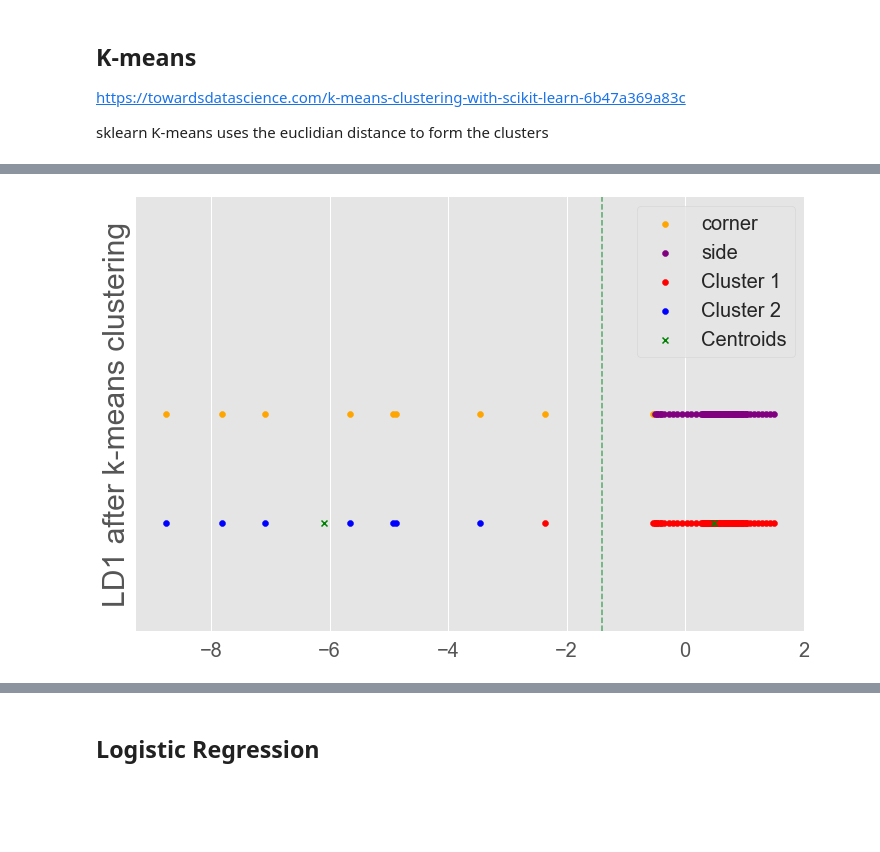
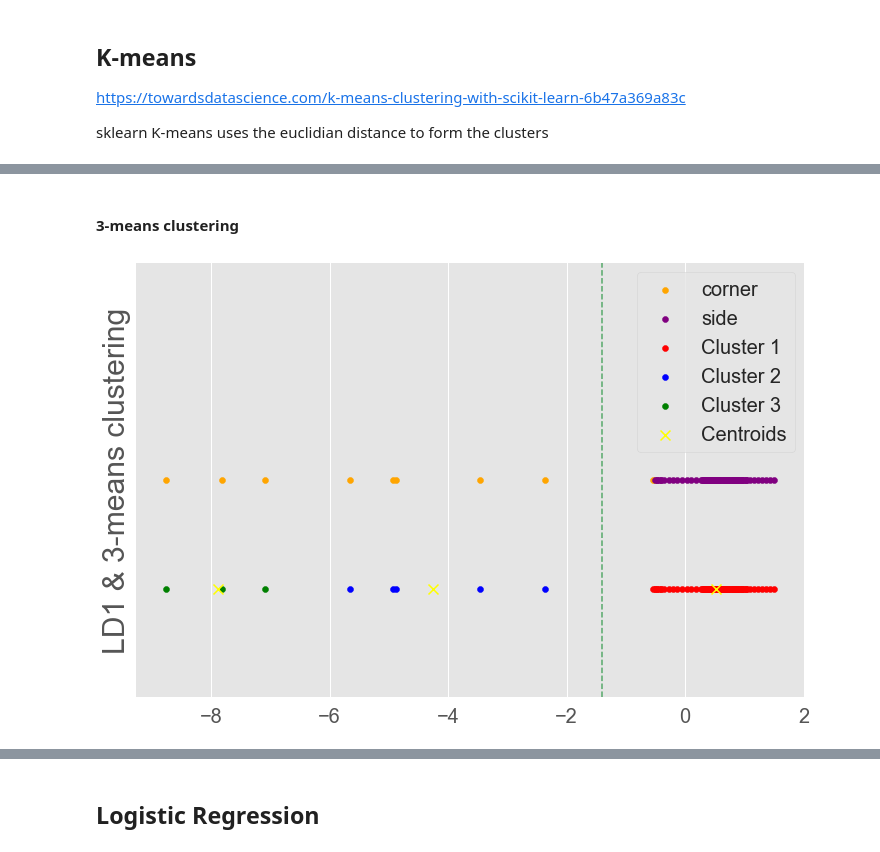
Before and after one commit to ej3517/FYP_EEE_Proprioceptive_Robot_Hand, a Jupyter notebook: DataProcessing/lda_cluster_sim_window.ipynb, the cells around one changed output, grey strips where cells are left out. Drawn from its saved outputs; the diff is of its cells as text; code cells hidden in the pictures; blank space fills up the shorter version.

```diff
--- a/DataProcessing/lda_cluster_sim_window.ipynb
+++ b/DataProcessing/lda_cluster_sim_window.ipynb
@@ -224,5 +245,11 @@ https://towardsdatascience.com/k-means-clustering-with-scikit-learn-6b47a369a83c
 sklearn K-means uses the euclidian distance to form the clusters
 # %%
 from sklearn.cluster import KMeans
-kmeans = KMeans(n_clusters=2, init ='k-means++', max_iter=300, n_init=10,random_state=0 )
-y_kmeans = kmeans.fit_predict(lda_X)
+
+# 2-means clustering
+k2means = KMeans(n_clusters=2, init ='k-means++', max_iter=300, n_init=10,random_state=0 )
+y_k2means = k2means.fit_predict(lda_X)
+
+# 3-mens clustering
+k3means = KMeans(n_clusters=3, init ='k-means++', max_iter=300, n_init=10,random_state=0 )
+y_k3means = k3means.fit_predict(lda_X)
@@ -230,0 +294,21 @@ y_kmeans = kmeans.fit_predict(lda_X)
+# %%
+plt.rc('font', size=BIGGER_SIZE)          # controls default text sizes
+
+fig, ax = plt.subplots()
+plt.style.use("ggplot")
+plt.rcParams["figure.figsize"] = (12,8)
+plt.scatter(sides_pos.T[0],sides_pos.T[1]+5,color='purple',marker='+',label='sides')
+plt.scatter(corners_pos.T[0],corners_pos.T[1]+5,color='orange',marker='+',label='corners')
+plt.scatter(angle_array[half_window_size:-half_window_size].T[0][y_k2means == 0],
+            angle_array[half_window_size:-half_window_size].T[1][y_k2means == 0]-5,
+            marker='+', c='red', label ='Cluster 1')
+plt.scatter(angle_array[half_window_size:-half_window_size].T[0][y_k2means == 1],
+            angle_array[half_window_size:-half_window_size].T[1][y_k2means == 1]-5,
+            marker='+', c='blue', label ='Cluster 2')
+plt.plot(angle_array[half_window_size:-half_window_size].T[0],
+        angle_array[half_window_size:-half_window_size].T[1],
+        color='yellow', label='raw data')
+plt.ylabel(r'$\theta_R$')
+plt.xlabel(r'$\theta_L$')
+plt.legend(loc='lower right')
+#plt.savefig("clusters_class_raw_2_means.png")
@@ -231,30 +317,34 @@ y_kmeans = kmeans.fit_predict(lda_X)
+# %% [markdown]
+#### 3-means clustering
 # %%
 SMALL_SIZE = 8
 MEDIUM_SIZE = 20
 BIGGER_SIZE = 30
 
 plt.rc('font', size=BIGGER_SIZE)          # controls default text sizes
 plt.rc('axes', titlesize=BIGGER_SIZE)     # fontsize of the axes title
 plt.rc('axes', labelsize=BIGGER_SIZE)    # fontsize of the x and y labels
 plt.rc('xtick', labelsize=MEDIUM_SIZE)    # fontsize of the tick labels
 plt.rc('ytick', labelsize=MEDIUM_SIZE)    # fontsize of the tick labels
 plt.rc('legend', fontsize=MEDIUM_SIZE)    # legend fontsize
 plt.rc('figure', titlesize=BIGGER_SIZE)  # fontsize of the figure title
 
 fig, ax = plt.subplots()
 plt.style.use("ggplot")
 plt.rcParams["figure.figsize"] = (12,8)
 ax.axes.yaxis.set_ticks([])
-plt.ylabel('LD1 after k-means clustering')
+plt.ylabel('LD1 & 3-means clustering')
 plt.scatter(lda_X[y==0], np.full((len(lda_X[y==0]),),2), color='orange', label='corner')
 plt.scatter(lda_X[y==1], np.full((len(lda_X[y==1]),),2), color='purple', label='side')
-plt.scatter(lda_X[y_kmeans==0], np.full((len(lda_X[y_kmeans==0]),),1.0), c='red', label ='Cluster 1')
-plt.scatter(lda_X[y_kmeans==1], np.full((len(lda_X[y_kmeans==1]),),1.0), c='blue', label ='Cluster 2')
-plt.scatter(kmeans.cluster_centers_[:, 0], np.full((len(kmeans.cluster_centers_[:, 0]),),1.0), c='green', marker='x',label = 'Centroids')
+plt.scatter(lda_X[y_k3means==0], np.full((len(lda_X[y_k3means==0]),),1.0), c='red', label ='Cluster 1')
+plt.scatter(lda_X[y_k3means==1], np.full((len(lda_X[y_k3means==1]),),1.0), c='blue', label ='Cluster 2')
+plt.scatter(lda_X[y_k3means==2], np.full((len(lda_X[y_k3means==2]),),1.0), c='green', label ='Cluster 3')
+plt.scatter(k3means.cluster_centers_[:, 0], np.full((len(k3means.cluster_centers_[:, 0]),),1.0),
+            s=100, c='yellow', marker='x',label = 'Centroids')
 plt.plot([-1.4,-1.4],[0,4],'--',color='g')
 plt.ylim(0,4)
 ax.legend()
-plt.savefig('LD1_2_means_clustering.png')
+plt.savefig('LD1_3_means_clustering.png')
 #Plot the centroid. This time we're going to use the cluster centres  #attribute that returns here the coordinates of the centroid.
 # %% [output]
-[figure, old version]
+[figure, new version]
```
Also changed, not shown: parts of 16 cells of this notebook, 2 other files.
